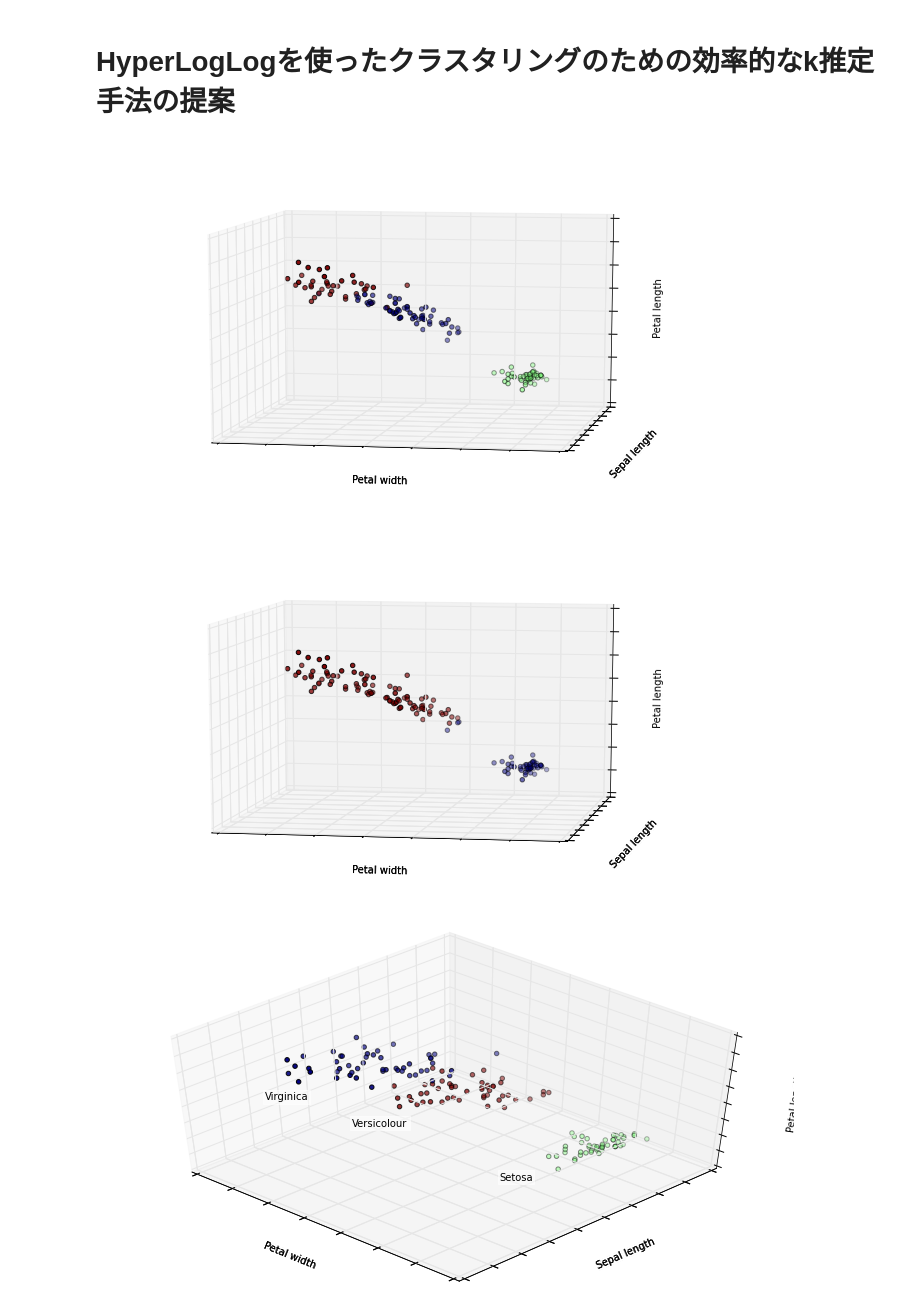
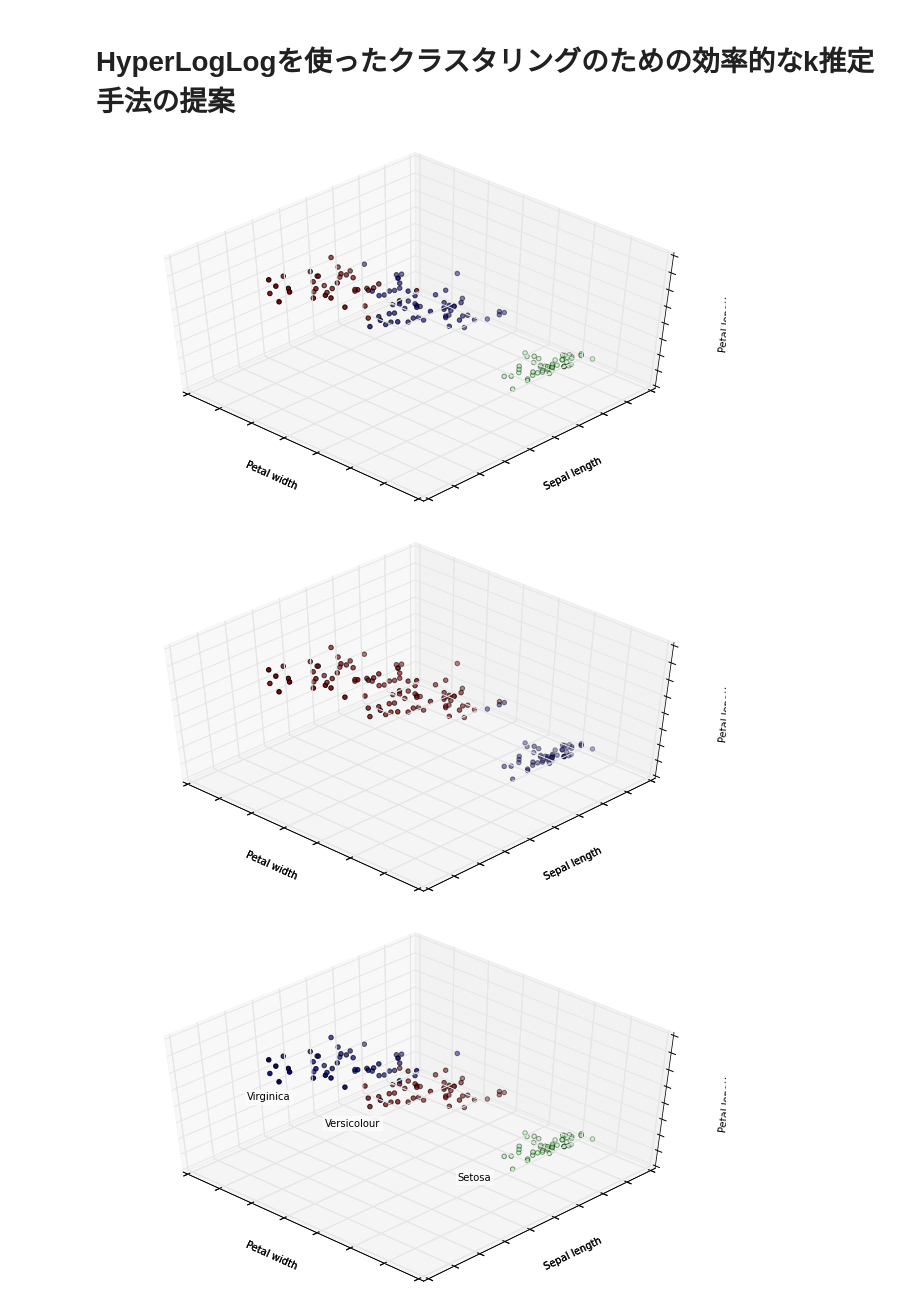
Before and after one commit to PhysicsEngine/kHLL, a Jupyter notebook: notebooks/hyperkestimator_performance.ipynb, the cells around one changed output. Saved outputs shown, nothing was run; the diff lists cells and outputs as text; code cells hidden in the pictures.

```diff
--- a/notebooks/hyperkestimator_performance.ipynb
+++ b/notebooks/hyperkestimator_performance.ipynb
@@ -29,7 +29,7 @@ fignum = 1
 for name, est in estimators.items():
     fig = plt.figure(fignum, figsize=(9, 5))
     plt.clf()
-    ax = Axes3D(fig, rect=[0, 0, .95, 1], elev=10, azim=100)
+    ax = Axes3D(fig, rect=[0, 0, .95, 1], elev=48, azim=134)
 
     plt.cla()
     est.fit(X)
@@ -45,8 +45,8 @@ for name, est in estimators.items():
     ax.set_zlabel('Petal length')
     fignum = fignum + 1
 # %% [output]
-[figure, old version]
+[figure, new version]
-[figure, old version]
+[figure, new version]
 # %%
 import numpy as np
 import matplotlib.pyplot as plt
@@ -61,32 +61,32 @@ centers = [[1, 1], [-1, -1], [1, -1]]
 iris = datasets.load_iris()
 X = iris.data
 y = iris.target
 
 # Plot the ground truth
-fig = plt.figure(fignum, figsize=(10, 5))
+fig = plt.figure(fignum, figsize=(9, 5))
 plt.clf()
 ax = Axes3D(fig, rect=[0, 0, .95, 1], elev=48, azim=134)
 
 plt.cla()
 
 for name, label in [('Setosa', 0),
                     ('Versicolour', 1),
                     ('Virginica', 2)]:
     ax.text3D(X[y == label, 3].mean(),
               X[y == label, 0].mean() + 1.5,
               X[y == label, 2].mean(), name,
               horizontalalignment='center',
               bbox=dict(alpha=.5, edgecolor='w', facecolor='w'))
 # Reorder the labels to have colors matching the cluster results
 y = np.choose(y, [1, 2, 0]).astype(np.float)
 ax.scatter(X[:, 3], X[:, 0], X[:, 2], c=y)
 
 ax.w_xaxis.set_ticklabels([])
 ax.w_yaxis.set_ticklabels([])
 ax.w_zaxis.set_ticklabels([])
 ax.set_xlabel('Petal width')
 ax.set_ylabel('Sepal length')
 ax.set_zlabel('Petal length')
 plt.show()
 # %% [output]
-[figure, old version]
+[figure, new version]
```
Also changed, not shown: parts of 1 cell of this notebook.
